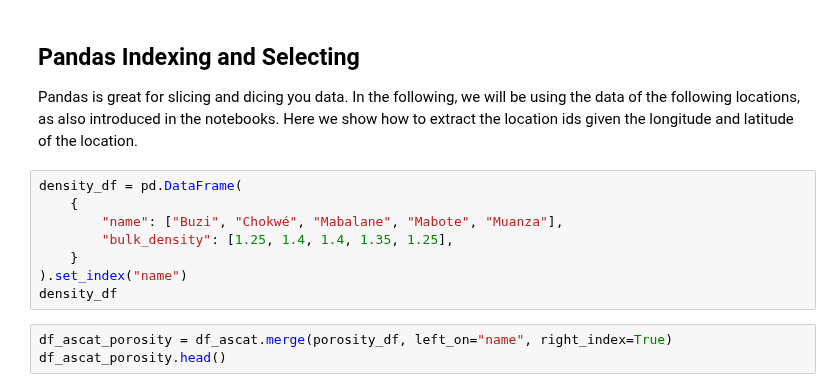
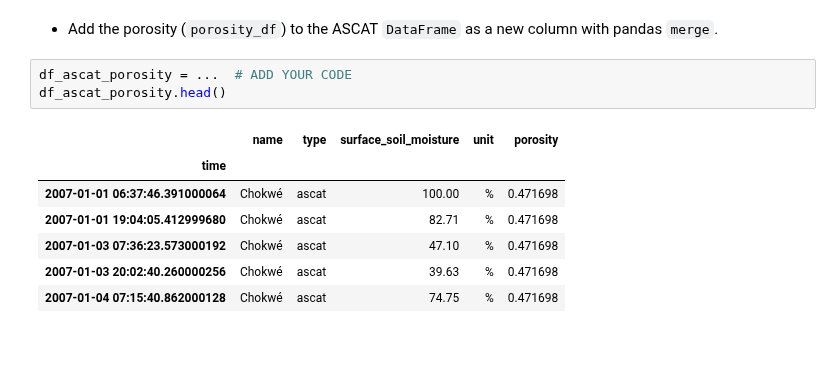
Before and after one commit to TUW-GEO/environmental-remote-sensing, a Jupyter notebook: unit_01/02_inclass_exercise.ipynb, the cells around one changed output. Saved outputs shown, nothing was run; the diff lists cells and outputs as text; blank space fills up the shorter version.

```diff
--- a/unit_01/02_inclass_exercise.ipynb
+++ b/unit_01/02_inclass_exercise.ipynb
@@ -55,15 +78,13 @@ porosity_df
 # %% [markdown]
-## Pandas Indexing and Selecting
-
-Pandas is great for slicing and dicing you data. In the following, we will be using the data of the following locations, as also introduced in the notebooks. Here we show how to extract the location ids given the longitude and latitude of the location.
+- Add the porosity (`porosity_df`) to the ASCAT `DataFrame` as a new column with pandas `merge`.
-# %%
-density_df = pd.DataFrame(
-    {
-        "name": ["Buzi", "Chokwé", "Mabalane", "Mabote", "Muanza"],
-        "bulk_density": [1.25, 1.4, 1.4, 1.35, 1.25],
-    }
-).set_index("name")
-density_df
 # %%
-df_ascat_porosity = df_ascat.merge(porosity_df, left_on="name", right_index=True)
+df_ascat_porosity = ...  # ADD YOUR CODE
 df_ascat_porosity.head()
+# %% [output]
+|  | name | type | surface_soil_moisture | unit | porosity |
+| time |  |  |  |  |  |
+| 2007-01-01 06:37:46.391000064 | Chokwé | ascat | 100.00 | % | 0.471698 |
+| 2007-01-01 19:04:05.412999680 | Chokwé | ascat | 82.71 | % | 0.471698 |
+| 2007-01-03 07:36:23.573000192 | Chokwé | ascat | 47.10 | % | 0.471698 |
+| 2007-01-03 20:02:40.260000256 | Chokwé | ascat | 39.63 | % | 0.471698 |
+| 2007-01-04 07:15:40.862000128 | Chokwé | ascat | 74.75 | % | 0.471698 |
```
Also changed, not shown: parts of 19 cells of this notebook.
